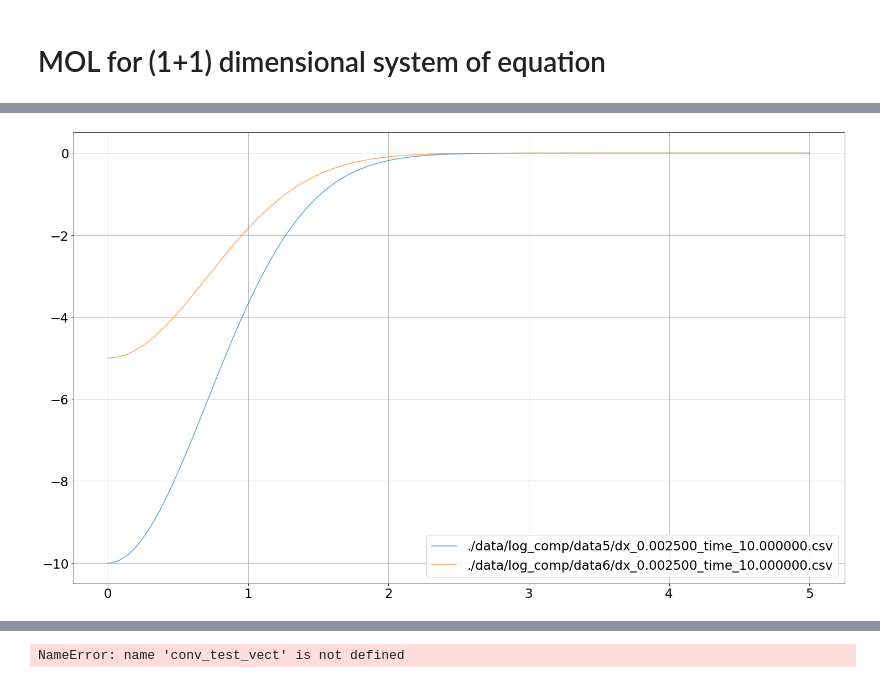
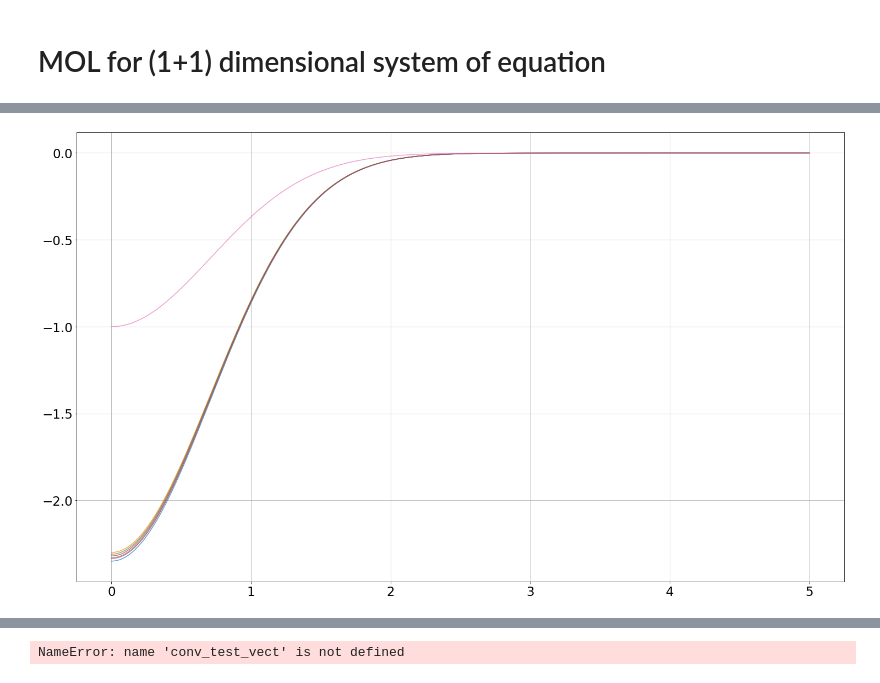
Before and after one commit to giulio-taiocchi/Master_thesis, a Jupyter notebook: Analysis_notebook.ipynb, the cells around one changed output, grey strips where cells are left out. Saved outputs shown, nothing was run; the diff lists cells and outputs as text; code cells hidden in the pictures.

```diff
--- a/Analysis_notebook.ipynb
+++ b/Analysis_notebook.ipynb
@@ -108,7 +101,7 @@ print(names)
 # %%
-range_time = 10
-number_step = 250
-len_step = range_time / number_step
+range_time = 0.8
+number_steps = 200
+len_step = range_time / number_steps
 times = np.arange(0,range_time+len_step,len_step)
-times.size
+times
 # %% [output]
@@ -167,0 +173,19 @@ data7 added
+# %%
+%%time
+domain = 5
+h1 = 0.01
+h2 = h1/2
+h3 = h2/2
+N_point1 = int(domain/h1+1)
+N_point2 = int(domain/h2+1)
+N_point3 = int(domain/h3+1)
+big_DF = []
+for n in range (0, 7):
+    DF1, DF2, DF3 = [], [], []
+    for i in range (0,number_steps):
+        DF1.append( pd.read_csv(names.names[n],skiprows = (N_point1+1)*i,nrows =N_point1) )
+        DF2.append( pd.read_csv(names.names[n],skiprows = (N_point1+1)*(number_steps+1)+ (N_point2+1)*i,nrows =N_point2) )
+        DF3.append( pd.read_csv(names.names[n],skiprows = (N_point1+1)*(number_steps+1)+ N_point1*2*(number_steps+1)+(N_point3+1)*i,nrows =N_point3) )
+    big_DF.append([DF1,DF2,DF3])
+    print(names.names[n]+ " added")
+        #f[1]
@@ -168,20 +220,20 @@ data7 added
 # %%
-for n in range(1,3):
-    for i in range(2,3):
+for n in range(0,7):
+    for i in range(0,1):
         #plt.plot(DF[i][1]['x'],initialize_func_vect(gauss_PI,DF[i][1]['x'],DF[i][1]['x'][1]-DF[i][1]['x'][1],times[1]),'+',alpha=0.7,label="theo",markersize=15)
-        plt.plot(big_DF[n][i][-1]['x'],big_DF[n][i][0]['field0'],alpha=0.7,label=names[n].name[int(names[n].name.size/3)*(i+1)-1],markersize=25)
+        plt.plot(big_DF[n][i][-1]['x'],big_DF[n][i][0]['field0'],alpha=0.7,markersize=25)
         #plt.plot(DF[i][-1]['x'],DF[i][0]['field1']-initialize_func_vect(gauss_PI,DF[i][10]['x'],DF[i][10]['x'][10]-DF[i][10]['x'][10],times[-1]),alpha=0.7,label=names.name[int(names.name.size/3)*(i+1)-1],markersize=25)
 
 
     #plt.plot(DF[-1][-1]['x'],(DF[-1][-1]['x']*0+times[-1])*4,'.',alpha=0.4,label='theoretical',markersize=15)
     #plt.plot(DF[-1][-1]['x'],2*(DF[-1][-1]['x'])**2+2*times[-1]**2,'.',alpha=0.4,label='theoretical',markersize=15)
 
-plt.legend()
+#plt.legend()
 plt.grid()
-    #plt.xlim([-0.1, 0.1])
-    #plt.ylim([-0.01, 0.01])
+#plt.xlim([0, 4])
+#plt.ylim([-0.00001, 0.00001])
 # %% [output]
-[figure, old version]
+[figure, new version]
 # %%
 """"
 for i in range(0,0):
```
Also changed, not shown: parts of 10 cells of this notebook, 2 other files.
